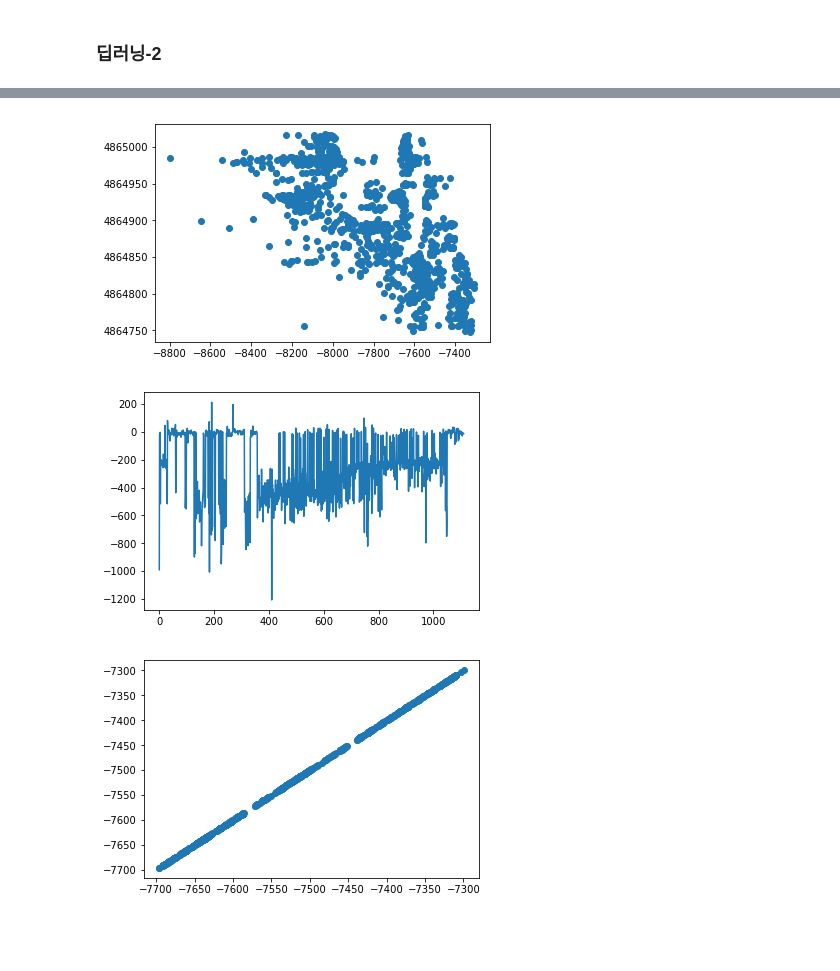
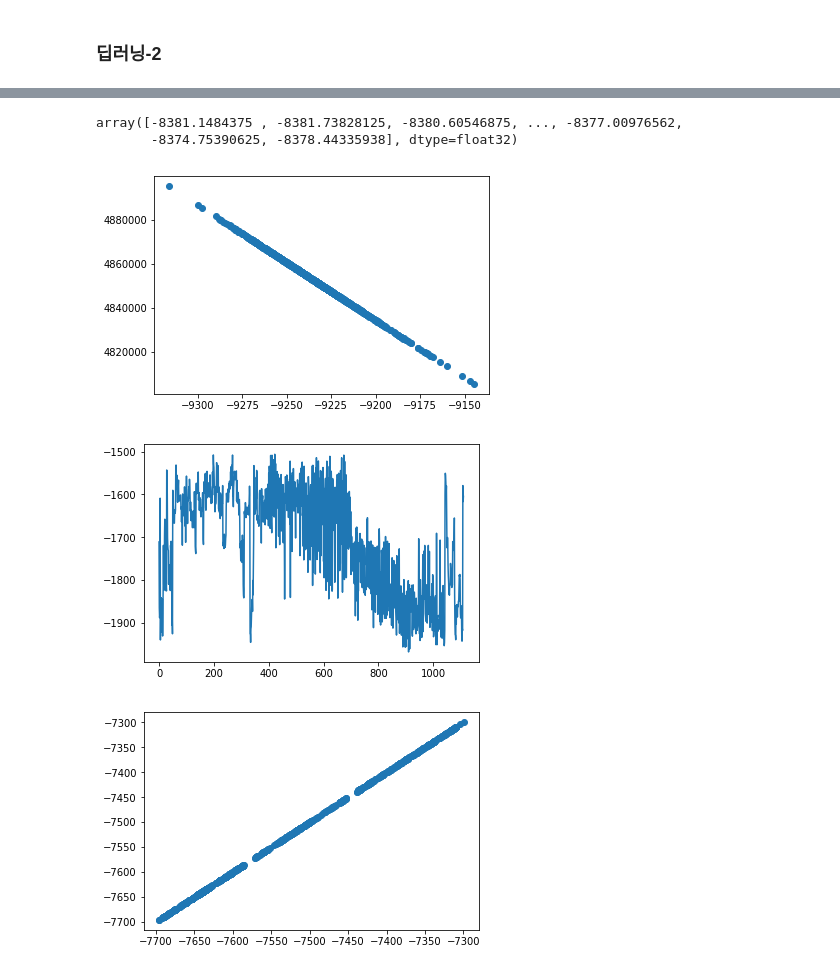
Before and after one commit to JeehunPark/DS, a Jupyter notebook: Python/Wifi/Wifi_locale.ipynb, the cells around one changed output, grey strips where cells are left out. Saved outputs shown, nothing was run; the diff lists cells and outputs as text; code cells hidden in the pictures; blank space fills up the shorter version.

Commit message:
keras

```diff
--- a/Python/Wifi/Wifi_locale.ipynb
+++ b/Python/Wifi/Wifi_locale.ipynb
@@ -431,15 +439,15 @@ array([1, 1, 1, ..., 1, 1, 1], dtype=int64)
 def baseline_model():
     # create model
     model_t = Sequential()
-    model_t.add(Dense(150, input_dim=544, kernel_initializer='glorot_uniform', activation='relu'))
-    model_t.add(Dense(100, kernel_initializer='glorot_uniform', activation='relu'))
+    model_t.add(Dense(100, input_dim=520, kernel_initializer='glorot_uniform', activation='relu'))
     model_t.add(Dense(50, kernel_initializer='glorot_uniform', activation='relu'))
-    model_t.add(Dense(1, kernel_initializer='glorot_uniform'))
+    model_t.add(Dense(25, kernel_initializer='glorot_uniform', activation='relu'))
+    model_t.add(Dense(2, kernel_initializer='glorot_uniform'))
     # Compile model
-    model_t.compile(loss='mean_squared_error', optimizer=RMSprop())
+    model_t.compile(loss='mean_absolute_error', optimizer=RMSprop())
     return model_t
 # %%
-kerasR = keras.wrappers.scikit_learn.KerasRegressor(build_fn=baseline_model, epochs=20000, batch_size=25, verbose=2)
+kerasR = keras.wrappers.scikit_learn.KerasRegressor(build_fn=baseline_model, epochs=100, batch_size=1, verbose=2)
 # %%
-aa = kerasR.fit(x= train_x.values, y =train_y.values[:, 0])
+aa = kerasR.fit(x= train_x.iloc[:, :520].values, y =train_y.iloc[:, :520].values)
 # %% [output]
@@ -463,4 +471,4 @@ E
 # %%
-y_predict_reg = aa.model.predict(validation_x.values)
+y_predict_reg = aa.model.predict(validation_x.iloc[:, :520].values)
 # %%
 plt.plot(aa.history["loss"])
@@ -503,13 +516,18 @@ pd.DataFrame(y_predict_reg)
+# %%
+y_predict_reg[:, 0]
+# %% [output]
+array([-8381.1484375 , -8381.73828125, -8380.60546875, ..., -8377.00976562,
+       -8374.75390625, -8378.44335938], dtype=float32)
 # %%
-plt.scatter(pd.DataFrame(y_predict_reg), validation_y.iloc[:, 1])
+plt.scatter(pd.DataFrame(y_predict_reg).iloc[:, 0], pd.DataFrame(y_predict_reg).iloc[:, 1])
 plt.show()
 # %% [output]
-[figure, old version]
+[figure, new version]
 # %%
 plt.plot(pd.DataFrame(y_predict_reg).iloc[:, 0]-validation_y.iloc[:, 0])
 plt.show()
 # %% [output]
-[figure, old version]
+[figure, new version]
 # %%
 plt.scatter(validation_y.iloc[:, 0], validation_y.iloc[:, 0])
 plt.show()
```
Also changed, not shown: parts of 11 cells of this notebook.
